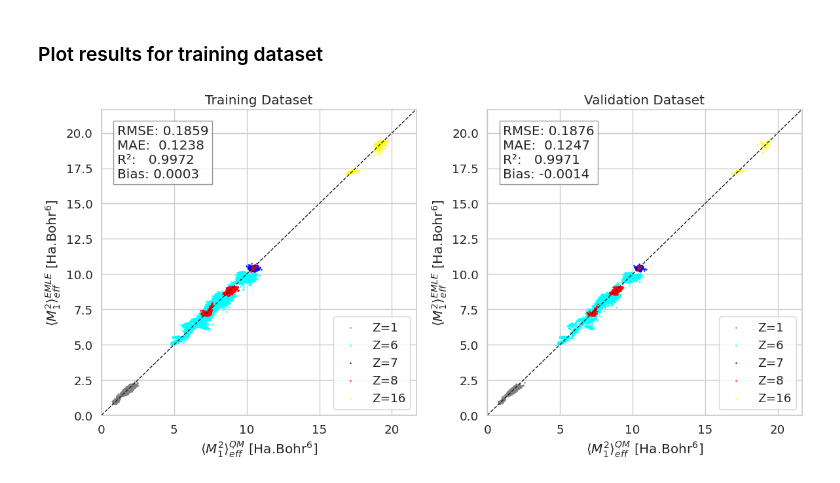
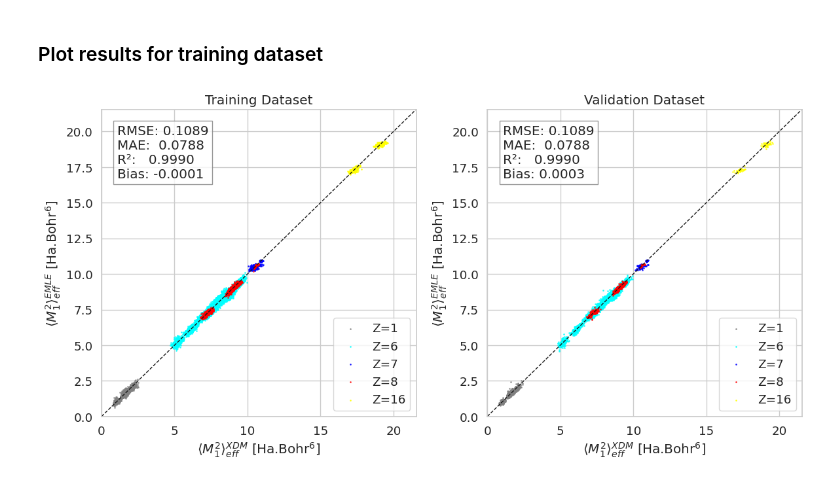
Before and after one commit to michellab/EMLE_LJ_SI, a Jupyter notebook: training/xdm_moments/train_xdm_moments.ipynb, the cells around one changed output. Saved outputs shown, nothing was run; the diff lists cells and outputs as text; code cells hidden in the pictures.

```diff
--- a/training/xdm_moments/train_xdm_moments.ipynb
+++ b/training/xdm_moments/train_xdm_moments.ipynb
@@ -16,6 +16,7 @@ from emle.train._utils import pad_to_max
 warnings.filterwarnings("ignore")
 
 color_by_z = {1: "grey", 6: "cyan", 7: "blue", 8: "red", 16: "yellow"}
+ANGSTROM_TO_BOHR =1.8897259886
 # %% [output]
 cuequivariance or cuequivariance_torch is not available. Cuequivariance acceleration will be disabled.
 # %%
@@ -37,7 +38,7 @@ m2_ds = pad_to_max(m2).to(device=device, dtype=dtype)
 m3_ds = pad_to_max(m3).to(device=device, dtype=dtype)
 
 # Load atomic data
-xyz = xdm_data["atoms"][:, :, 1:4]
+xyz = xdm_data["atoms"][:, :, 1:4] / ANGSTROM_TO_BOHR
 species = xdm_data["atoms"][:, :, 0]
 
 # Pad to max number of atoms
@@ -232,7 +233,7 @@ emle_base = emle._emle_base
 # %%
 fig, axes = plt.subplots(1, 2, figsize=(12, 6))
 sns.set(style="whitegrid", font_scale=1.2)
-xlabel = r"$\langle M_1^2 \rangle_{eff}^{QM}$ [Ha.Bohr$^6$]"
+xlabel = r"$\langle M_1^2 \rangle_{eff}^{XDM}$ [Ha.Bohr$^6$]"
 ylabel = r"$\langle M_1^2 \rangle_{eff}^{EMLE}$ [Ha.Bohr$^6$]"
 
 datasets = [
@@ -275,31 +276,31 @@ for data in datasets:
             color=color_by_z[z],
             label=f"Z={z}",
         )
 
     lims = [0, training_results["c6_qm"].max() * 1.1]
     ax.plot(lims, lims, "k--", linewidth=1)
     ax.set_xlim(lims)
     ax.set_ylim(lims)
 
     ax.set_xlabel(xlabel)
     ax.set_ylabel(ylabel)
     ax.set_title(data["title"])
 
     text_metrics = (
         f"RMSE: {rmse:.4f}\nMAE:  {mae:.4f}\nR²:   {r2:.4f}\nBias: {bias:.4f}"
     )
     ax.text(
         0.05,
         0.95,
         text_metrics,
         transform=ax.transAxes,
         verticalalignment="top",
         bbox=dict(facecolor="white", alpha=0.8, edgecolor="gray"),
     )
 
     ax.legend()
 
 plt.tight_layout()
 plt.show()
 # %% [output]
-[figure, old version]
+[figure, new version]
```
Also changed, not shown: parts of 3 cells of this notebook, 2 other files.
